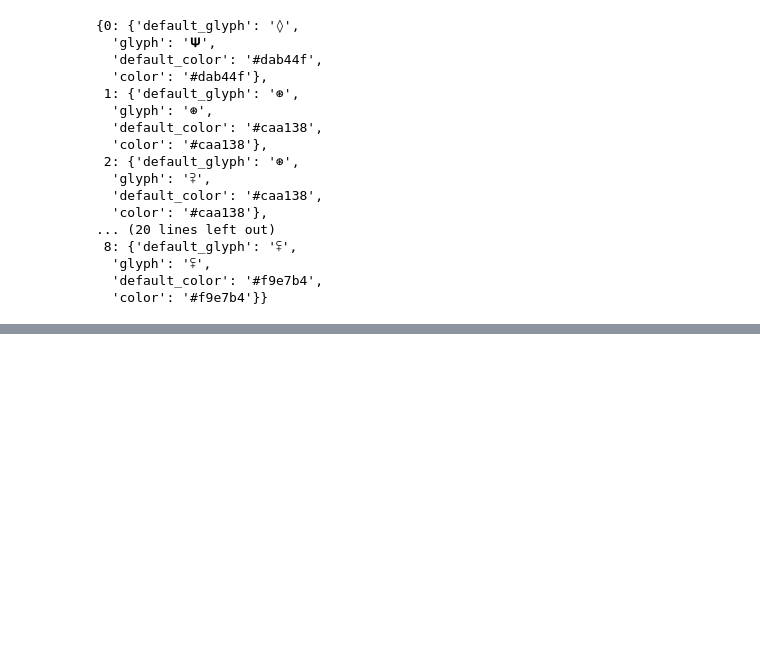
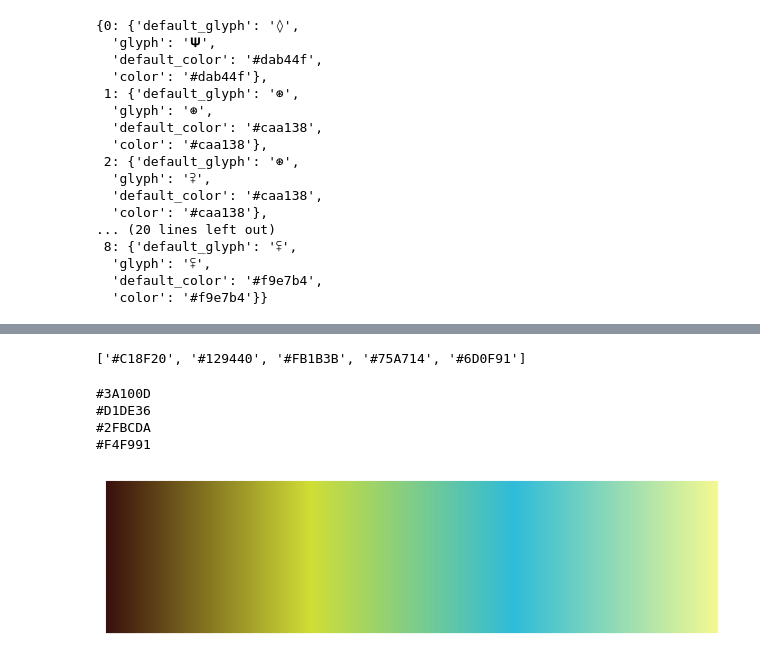
Before and after one commit to shir0tetsuo/mint, a Jupyter notebook: dev.ipynb, the cells around one changed output, grey strips where cells are left out. Saved outputs shown, nothing was run; the diff lists cells and outputs as text; code cells hidden in the pictures; blank space fills up the shorter version.

```diff
--- a/dev.ipynb
+++ b/dev.ipynb
@@ -99,3 +104,47 @@ New seed: 2bff3b96-7244-4467-a288-4157570c65a8
  'args': []}
 # %%
 #a._read_png_meta('70b566ed-5ea1-483b-9b95-5250ba977e3c.png')
+# %%
+import random
+def generate_hex_colors(n: int) -> list[str]:
+    """Generate a list of n random hex colors in the format #RRGGBB."""
+    colors = []
+    for _ in range(n):
+        color = "#{:02X}{:02X}{:02X}".format(
+            random.randint(0, 255),
+            random.randint(0, 255),
+            random.randint(0, 255)
+        )
+        colors.append(color)
+    return colors
+generate_hex_colors(5)
+# %% [output]
+['#C18F20', '#129440', '#FB1B3B', '#75A714', '#6D0F91']
+# %%
+import matplotlib.pyplot as plt
+import numpy as np
+
+def display_gradient(colors):
+    """Display a horizontal gradient from a list of hex colors."""
+    for i in colors:
+        print(i)
+    n = len(colors)
+    gradient = np.linspace(0, 1, 256).reshape(1, -1)
+
+    fig, ax = plt.subplots(figsize=(8, 2))
+
+    # Create a custom colormap
+    from matplotlib.colors import LinearSegmentedColormap
+    cmap = LinearSegmentedColormap.from_list("custom_gradient", colors)
+
+    ax.imshow(gradient, aspect='auto', cmap=cmap)
+    ax.set_axis_off()
+    plt.show()
+# %%
+display_gradient(generate_hex_colors(4))
+# %% [output]
+#3A100D
+#D1DE36
+#2FBCDA
+#F4F991
+[figure, added]
```
Also changed, not shown: parts of 6 cells of this notebook, 16 other files.
